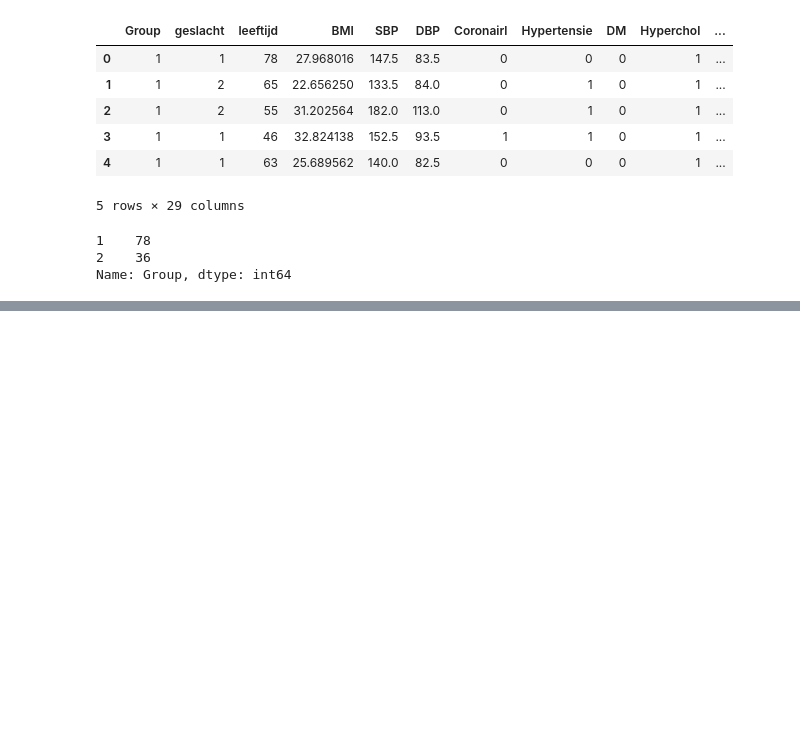
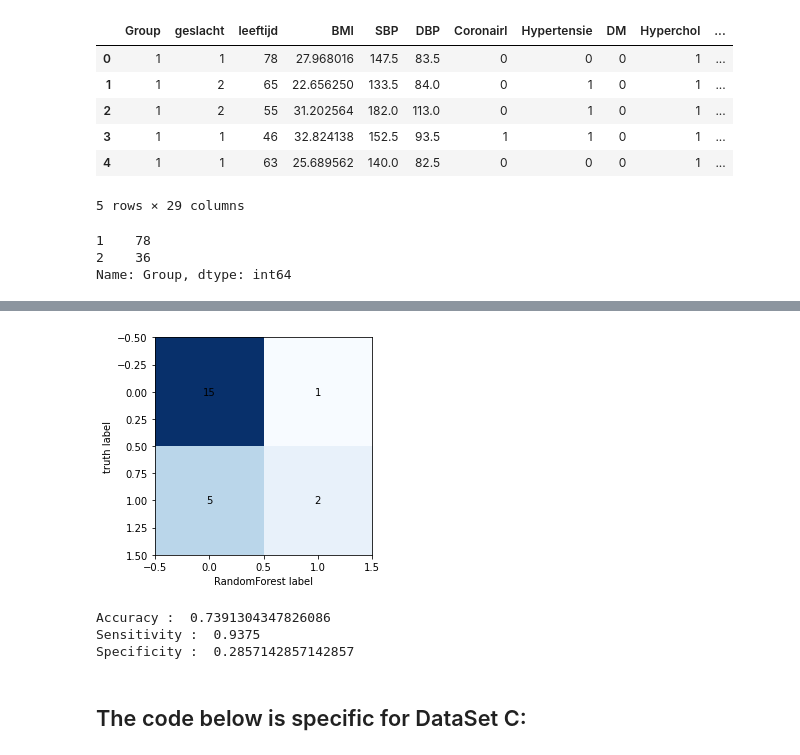
Before and after one commit to MaxRoosen/SVD-MiekeKarel, a Jupyter notebook: Random_Forest.ipynb, the cells around one changed output, grey strips where cells are left out. Drawn from its saved outputs; the diff is of its cells as text; code cells hidden in the pictures; blank space fills up the shorter version.

Commit message:
Add files via upload
Run the predictions on the same train/test split for all datasets. As technically they are the same datasets except with less or more columns included in the model.

```diff
--- a/Random_Forest.ipynb
+++ b/Random_Forest.ipynb
@@ -141,0 +152,9 @@ plt.show()
+# %%
+X_train_B = X_train.drop(['S100A8/A9', 'PF4', 'MPO', 'Fractalkine','B-TG','DNA-MPO'], axis='columns')
+X_test_B = X_test.drop(['S100A8/A9', 'PF4', 'MPO', 'Fractalkine','B-TG','DNA-MPO'], axis='columns')
+# %%
+from sklearn.preprocessing import MinMaxScaler
+trans = MinMaxScaler()
+X_train_enc = trans.fit_transform(X_train_B)
+X_test_enc = trans.fit_transform(X_test_B)
+print(X_train_enc)
@@ -141,0 +169,4 @@ plt.show()
+# %%
+from sklearn.ensemble import RandomForestClassifier
+model = RandomForestClassifier(n_estimators=100, oob_score = True)
+model.fit(X_train_enc, y_train)
@@ -141,0 +183,8 @@ plt.show()
+# %%
+features = X_train_B.columns.values
+features = features[(features != 'Group')]
+coefficients = pd.DataFrame({'Feature': features, 'Weight':model.feature_importances_}, columns=['Feature', 'Weight'])
+coefficients = coefficients.sort_values('Weight', ascending = False)
+coefficients = coefficients.reset_index()
+for i in range(len(coefficients.index)):
+    print('Feature %s: %.5f' % (coefficients.at[i,'Feature'], coefficients.at[i,'Weight']))
@@ -141,0 +209,30 @@ plt.show()
+# %%
+y_pred_test = model.predict(X_test_enc)
+
+CM = confusion_matrix(y_test, y_pred_test)
+
+plt.imshow(CM,interpolation='none',cmap='Blues')
+for (i, j), z in np.ndenumerate(CM):
+    plt.text(j, i, z, ha='center', va='center')
+plt.xlabel("RandomForest label")
+plt.ylabel("truth label")
+plt.show()
+# %% [output]
+[figure, added]
+# %%
+total1=sum(sum(CM))
+#####from confusion matrix calculate accuracy
+accuracy1=(CM[0,0]+CM[1,1])/total1
+print ('Accuracy : ', accuracy1)
+
+sensitivity1 = CM[0,0]/(CM[0,0]+CM[0,1])
+print('Sensitivity : ', sensitivity1 )
+
+specificity1 = CM[1,1]/(CM[1,0]+CM[1,1])
+print('Specificity : ', specificity1)
+# %% [output]
+Accuracy :  0.7391304347826086
+Sensitivity :  0.9375
+Specificity :  0.2857142857142857
+# %% [markdown]
+## The code below is specific for DataSet C:
```
Also changed, not shown: parts of 35 cells of this notebook.
